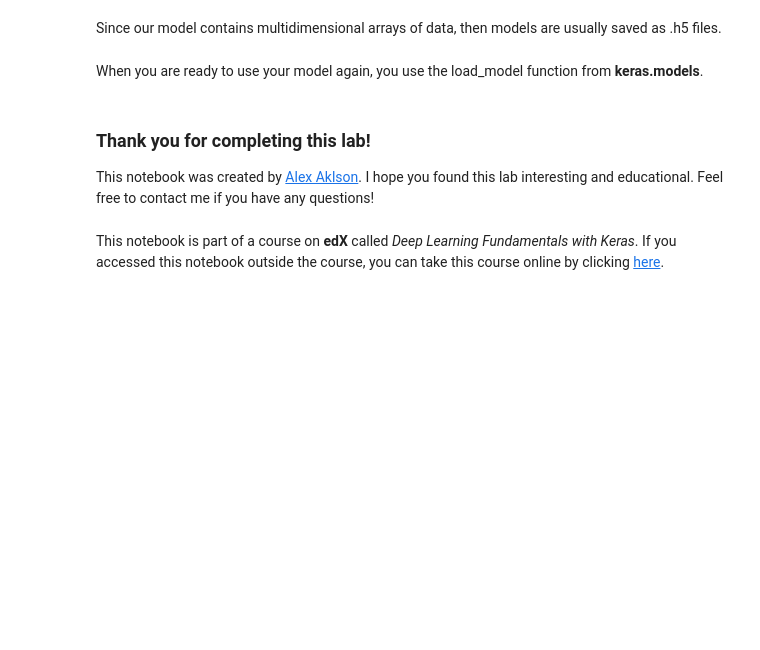
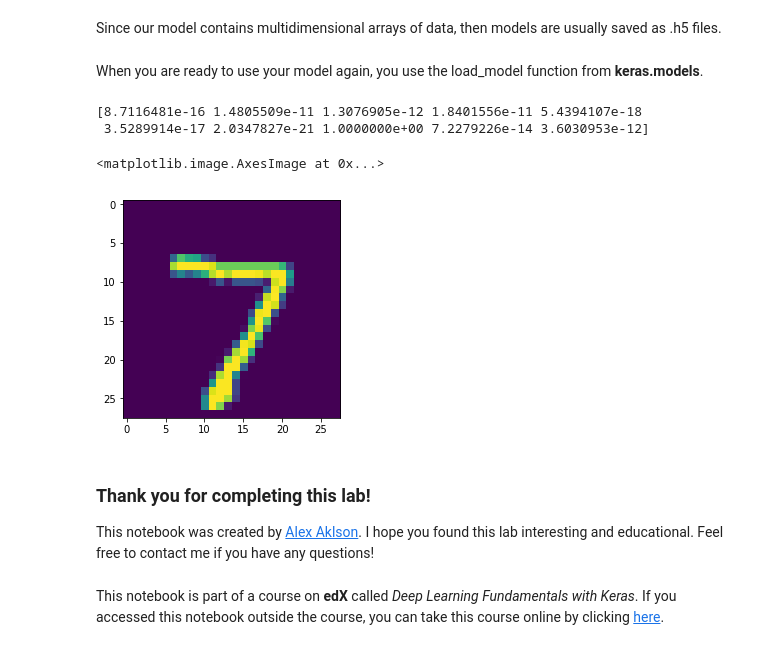
Before and after one commit to xen0f0n/ieee-deep_learning_workshop, a Jupyter notebook: code/Deep-Learning-Fundamentals-with-Keras--EDX-master/DL0101EN-3-2-Classification-with-Keras-py-v1.0.ipynb, the cells around one changed output. Drawn from its saved outputs; the diff is of its cells as text; code cells hidden in the pictures; blank space fills up the shorter version.

```diff
--- a/code/Deep-Learning-Fundamentals-with-Keras--EDX-master/DL0101EN-3-2-Classification-with-Keras-py-v1.0.ipynb
+++ b/code/Deep-Learning-Fundamentals-with-Keras--EDX-master/DL0101EN-3-2-Classification-with-Keras-py-v1.0.ipynb
@@ -152,6 +156,15 @@ When you are ready to use your model again, you use the load_model function from
 from tensorflow.keras.models import load_model
 # %%
 pretrained_model = load_model('classification_model.h5')
+# %%
+classifications = pretrained_model.predict(X_test)
+print(classifications[0])
+plt.imshow(X_test[0].reshape(28, 28))
+# %% [output]
+[8.7116481e-16 1.4805509e-11 1.3076905e-12 1.8401556e-11 5.4394107e-18
+ 3.5289914e-17 2.0347827e-21 1.0000000e+00 7.2279226e-14 3.6030953e-12]
+<matplotlib.image.AxesImage at 0x...>
+[figure, added]
 # %% [markdown]
 ### Thank you for completing this lab!
 
```
Also changed, not shown: parts of 3 cells of this notebook, 17 other files.
